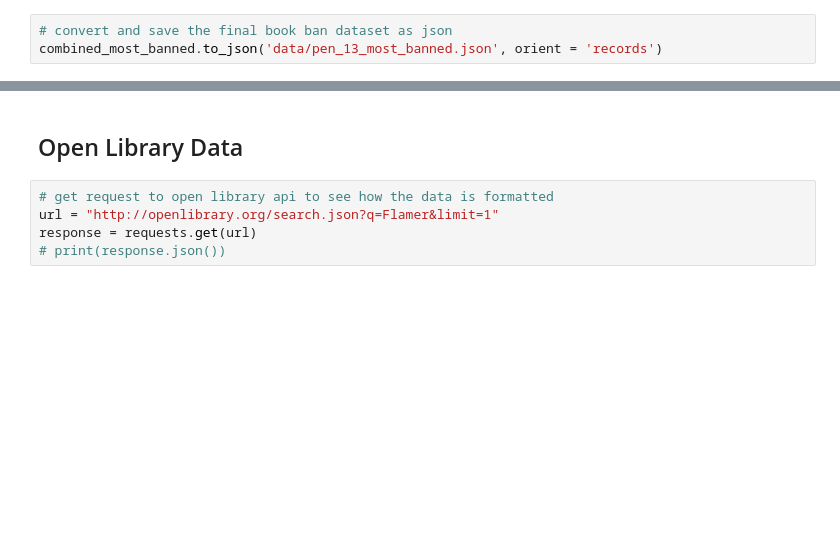
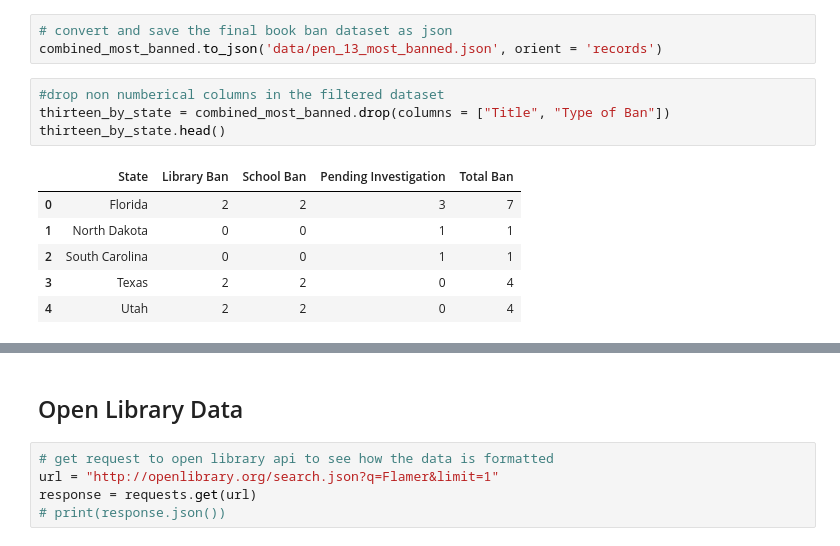
Before and after one commit to Kat-McEldowney/Book_bans_USA, a Jupyter notebook: starter_code.ipynb, the cells around one changed output, grey strips where cells are left out. Drawn from its saved outputs; the diff is of its cells as text; blank space fills up the shorter version.

```diff
--- a/starter_code.ipynb
+++ b/starter_code.ipynb
@@ -245,3 +283,14 @@ combined_most_banned
 # %%
 # convert and save the final book ban dataset as json
 combined_most_banned.to_json('data/pen_13_most_banned.json', orient = 'records')
+# %%
+#drop non numberical columns in the filtered dataset
+thirteen_by_state = combined_most_banned.drop(columns = ["Title", "Type of Ban"])
+thirteen_by_state.head()
+# %% [output]
+|  | State | Library Ban | School Ban | Pending Investigation | Total Ban |
+| 0 | Florida | 2 | 2 | 3 | 7 |
+| 1 | North Dakota | 0 | 0 | 1 | 1 |
+| 2 | South Carolina | 0 | 0 | 1 | 1 |
+| 3 | Texas | 2 | 2 | 0 | 4 |
+| 4 | Utah | 2 | 2 | 0 | 4 |
```
Also changed, not shown: parts of 12 cells of this notebook, 6 other files.
